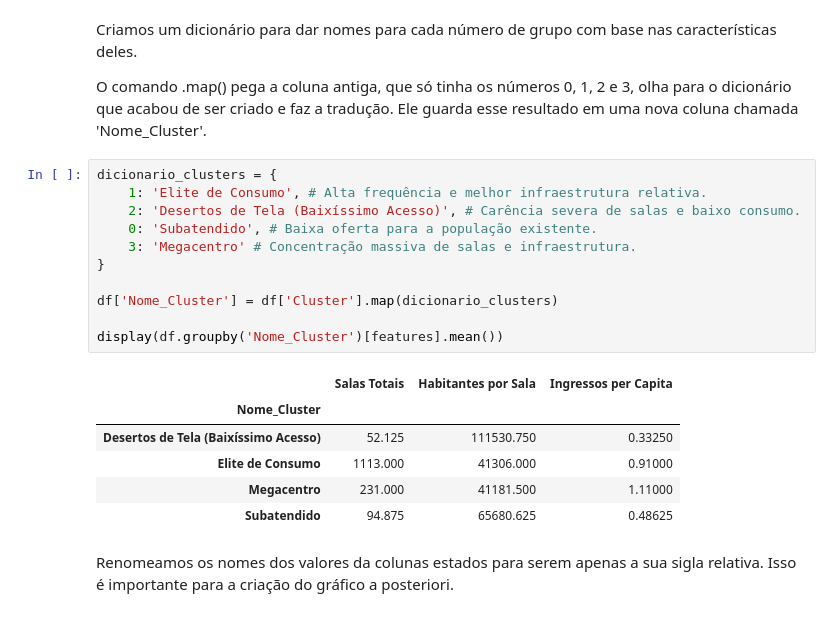
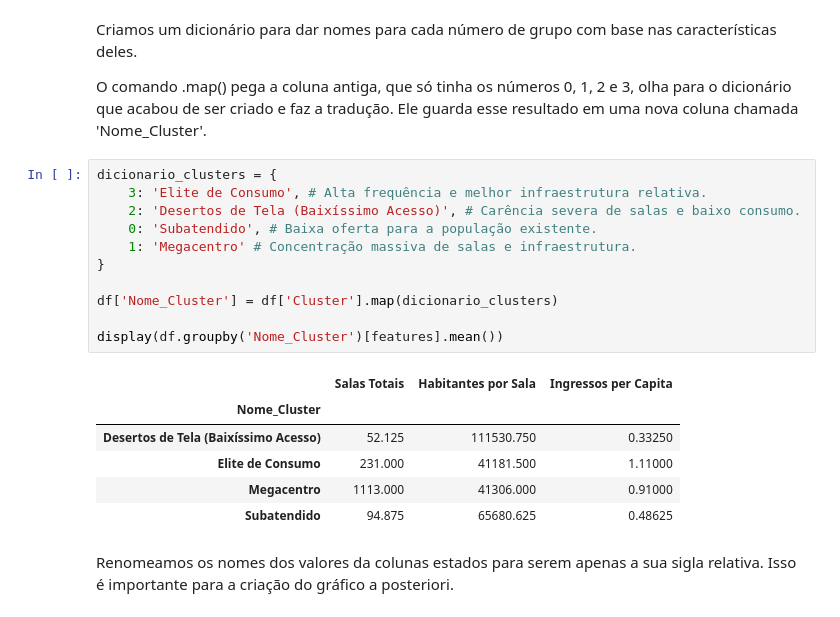
Before and after one commit to ricardomoraisp/Trabalho-ICD-2025.2, a Jupyter notebook: relatório.ipynb, the cells around one changed output. Drawn from its saved outputs; the diff is of its cells as text.

```diff
--- a/análises.ipynb
+++ b/relatório.ipynb
@@ -2882,21 +2884,21 @@ Criamos um dicionário para dar nomes para cada número de grupo com base nas ca
 O comando .map() pega a coluna antiga, que só tinha os números 0, 1, 2 e 3, olha para o dicionário que acabou de ser criado e faz a tradução. Ele guarda esse resultado em uma nova coluna chamada 'Nome_Cluster'.
 # %%
 dicionario_clusters = {
-    1: 'Elite de Consumo', # Alta frequência e melhor infraestrutura relativa.
+    3: 'Elite de Consumo', # Alta frequência e melhor infraestrutura relativa.
     2: 'Desertos de Tela (Baixíssimo Acesso)', # Carência severa de salas e baixo consumo.
     0: 'Subatendido', # Baixa oferta para a população existente.
-    3: 'Megacentro' # Concentração massiva de salas e infraestrutura.
+    1: 'Megacentro' # Concentração massiva de salas e infraestrutura.
 }
 
 df['Nome_Cluster'] = df['Cluster'].map(dicionario_clusters)
 
 display(df.groupby('Nome_Cluster')[features].mean())
 # %% [output]
 |  | Salas Totais | Habitantes por Sala | Ingressos per Capita |
 | Nome_Cluster |  |  |  |
 | Desertos de Tela (Baixíssimo Acesso) | 52.125 | 111530.750 | 0.33250 |
-| Elite de Consumo | 1113.000 | 41306.000 | 0.91000 |
-| Megacentro | 231.000 | 41181.500 | 1.11000 |
+| Elite de Consumo | 231.000 | 41181.500 | 1.11000 |
+| Megacentro | 1113.000 | 41306.000 | 0.91000 |
 | Subatendido | 94.875 | 65680.625 | 0.48625 |
 # %% [markdown]
 Renomeamos os nomes dos valores da colunas estados para serem apenas a sua sigla relativa. Isso é importante para a criação do gráfico a posteriori.
```
Also changed, not shown: parts of 5 cells of this notebook, 2 other files.
